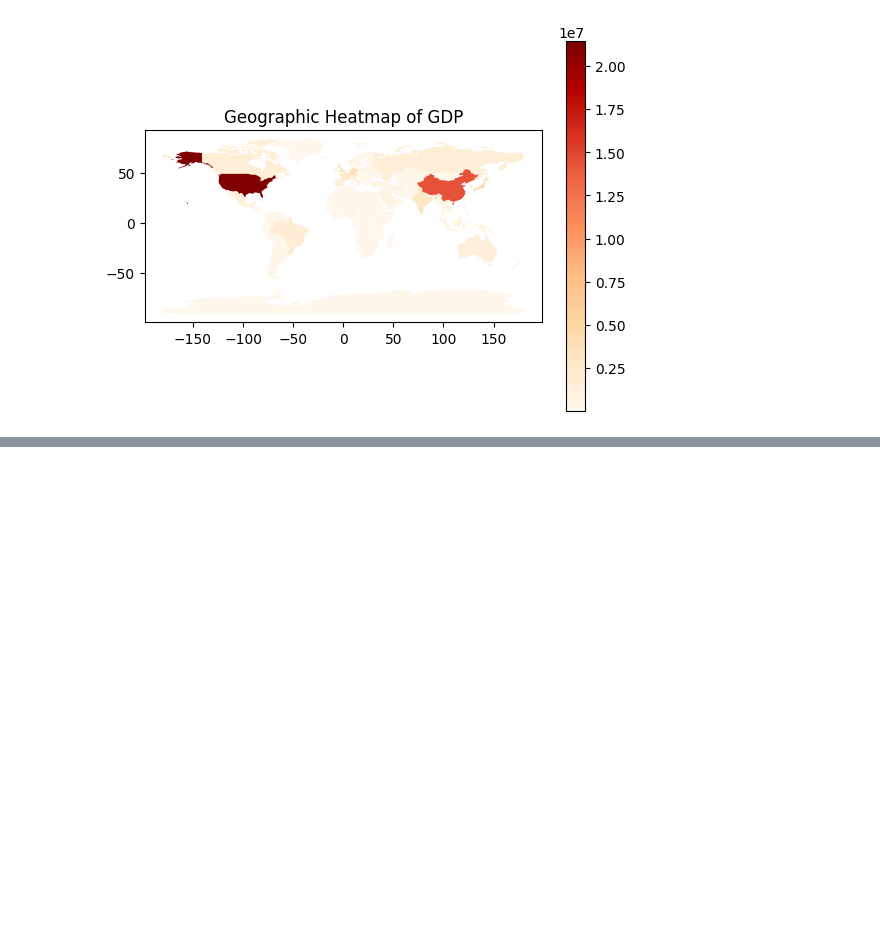
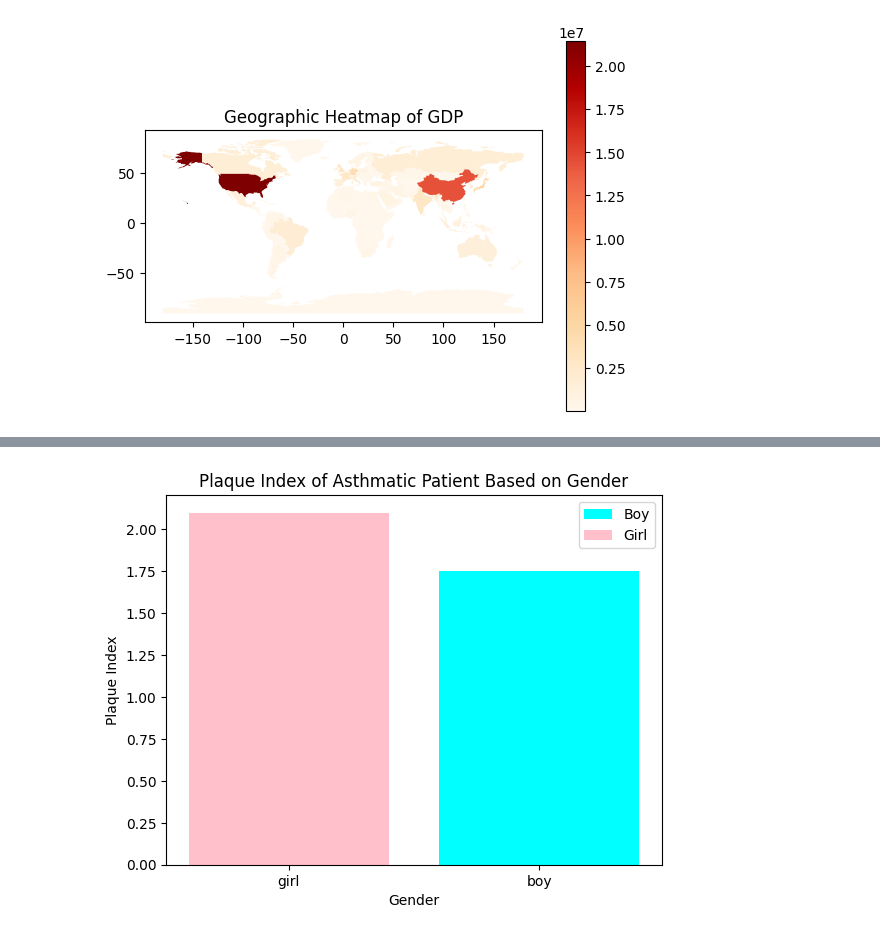
Before and after one commit to MaryVII/Python, a Jupyter notebook: 6. Numpy & Matplot Library.ipynb, the cells around one changed output, grey strips where cells are left out. Cells and saved outputs as stored; diff of their text form; code cells hidden in the pictures; blank space fills up the shorter version.

```diff
--- a/6. Numpy & Matplot Library.ipynb
+++ b/6. Numpy & Matplot Library.ipynb
@@ -851,0 +857,4 @@ plt.show()
+# %%
+import pandas as pd
+df_asthma = pd.read_csv('Asthma.csv')
+df_asthma.head()
@@ -851,0 +868,14 @@ plt.show()
+# %%
+x = df_asthma['GENDER']
+y = df_asthma['PI']
+
+plt.bar(x, y)
+plt.bar(x[x == 'boy'], y[x == 'boy'], color='cyan', label='Boy')
+plt.bar(x[x == 'girl'], y[x == 'girl'], color='pink', label='Girl')
+plt.xlabel('Gender')
+plt.ylabel('Plaque Index')
+plt.title('Plaque Index of Asthmatic Patient Based on Gender')
+plt.legend()
+plt.show()
+# %% [output]
+[figure, added]
```
Also changed, not shown: parts of 7 cells of this notebook.
